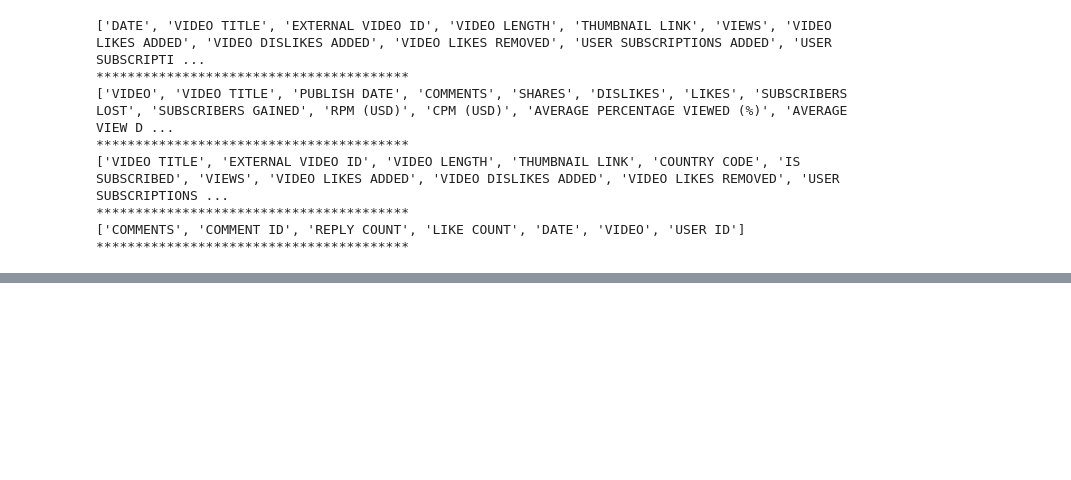
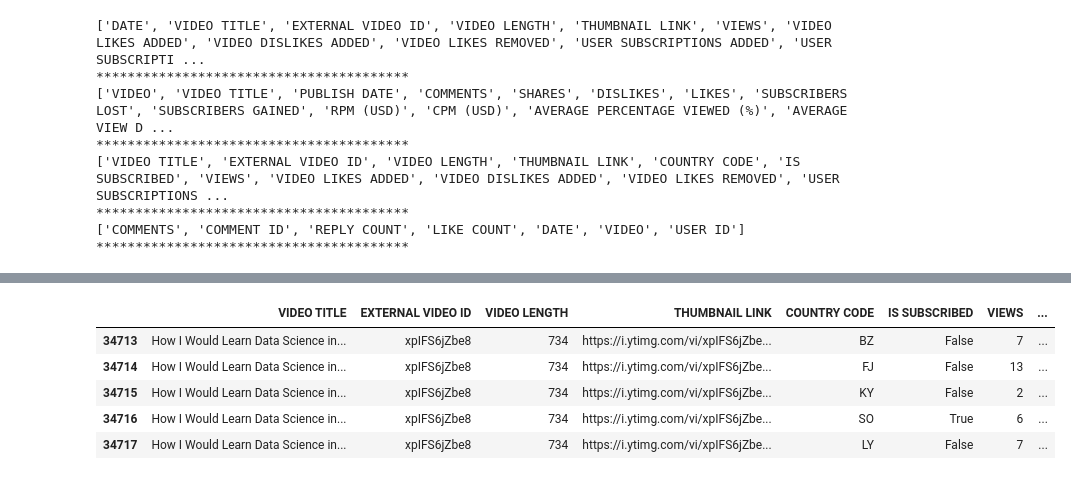
Before and after one commit to andazi/goal-data-science, a Jupyter notebook: deployed apps/project 2/youtube dashbord.ipynb, the cells around one changed output, grey strips where cells are left out. Cells and saved outputs as stored; diff of their text form; code cells hidden in the pictures; blank space fills up the shorter version.

```diff
--- a/deployed apps/project 2/youtube dashbord.ipynb
+++ b/deployed apps/project 2/youtube dashbord.ipynb
@@ -92,0 +134,9 @@ ValueError: You are trying to merge on datetime64[ns] and datetime64[ns, UTC] co
+# %%
+filtered_agg_sub.head()
+# %% [output]
+|  | VIDEO TITLE | EXTERNAL VIDEO ID | VIDEO LENGTH | THUMBNAIL LINK | COUNTRY CODE | IS SUBSCRIBED | VIEWS | ... |
+| 34713 | How I Would Learn Data Science in... | xpIFS6jZbe8 | 734 | https://i.ytimg.com/vi/xpIFS6jZbe... | BZ | False | 7 | ... |
+| 34714 | How I Would Learn Data Science in... | xpIFS6jZbe8 | 734 | https://i.ytimg.com/vi/xpIFS6jZbe... | FJ | False | 13 | ... |
+| 34715 | How I Would Learn Data Science in... | xpIFS6jZbe8 | 734 | https://i.ytimg.com/vi/xpIFS6jZbe... | KY | False | 2 | ... |
+| 34716 | How I Would Learn Data Science in... | xpIFS6jZbe8 | 734 | https://i.ytimg.com/vi/xpIFS6jZbe... | SO | True | 6 | ... |
+| 34717 | How I Would Learn Data Science in... | xpIFS6jZbe8 | 734 | https://i.ytimg.com/vi/xpIFS6jZbe... | LY | False | 7 | ... |
```
Also changed, not shown: parts of 24 cells of this notebook, 2 other files.
